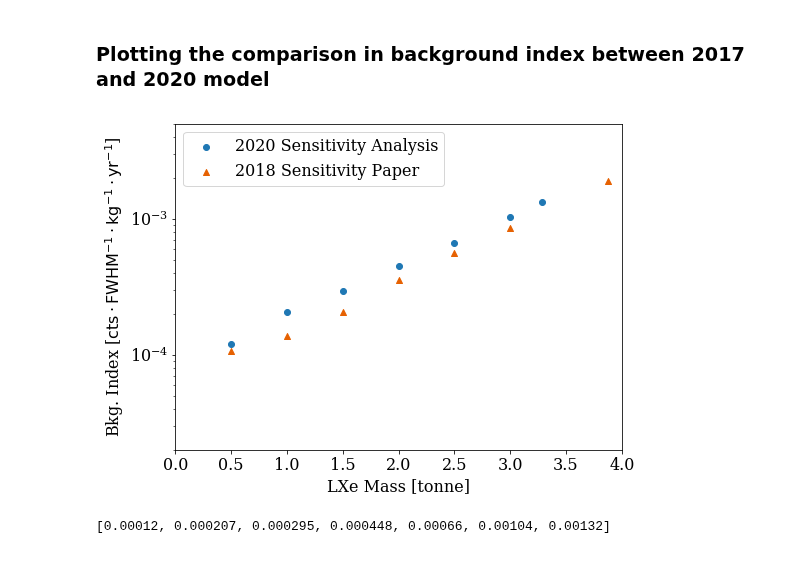
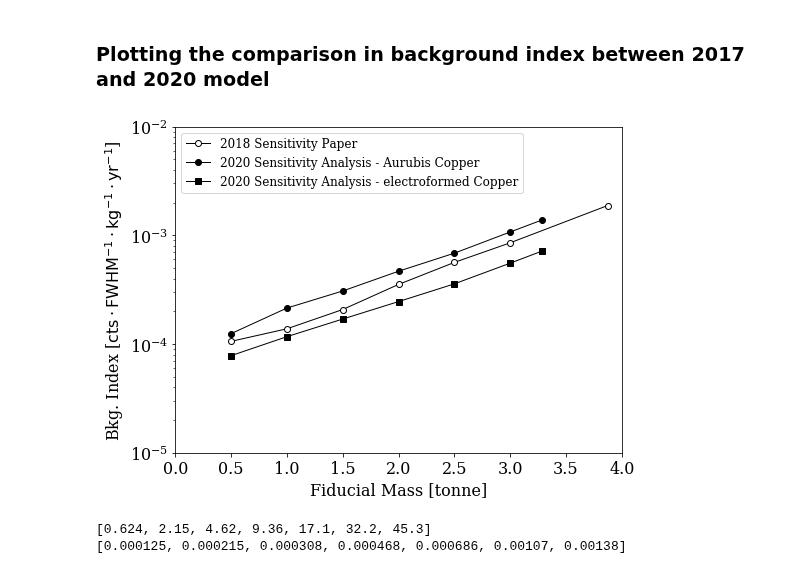
Before and after one commit to YMTheory/sensitivity, a Jupyter notebook: work/SensitivityPaper2020_scripts/CountingExperiment/CountsInROI.ipynb, the cells around one changed output. Cells and saved outputs as stored; diff of their text form; code cells hidden in the pictures.

Commit message:
using most recent PDFs for getting the background index

```diff
--- a/work/SensitivityPaper2020_scripts/CountingExperiment/CountsInROI.ipynb
+++ b/work/SensitivityPaper2020_scripts/CountingExperiment/CountsInROI.ipynb
@@ -43,9 +35,6 @@ Number from the 2017 sensitivity paper, gotten from digitizing Figure 8 from htt
 # %%
-Mass2015 = [0.5,1.0,1.5,2.0,2.5,3.0,3.873]
-Bkg2015 = [0.000105991,0.000138291,0.000207821,0.000353783,0.000563511,0.000853902,0.00188091]
-
-Mass2017 = [1,2,3,3.648]
-Bkg2017 = [0.0003943, 0.0007328, 0.001594, 0.002401]
+Mass2018 = [0.5, 1.0, 1.5, 2.0, 2.5, 3.0, 3.873]
+Bkg2018 = [0.000106, 0.000138291, 0.000208, 0.0003538, 0.000564, 0.000854, 0.00188]
 # %% [markdown]
 ### Creating the workspace and loading data into the likelihood model
 # %%
@@ -188,23 +178,30 @@ The background index in the inner most 3281 kg is 1.32e-03 cts/FWHM/kg/yr
 # %%
 Mass2020 = [x/1000.0 for x in BkgIndex.keys()]
 Bkg2020 = [BkgIndex[x]['cts'] for x in BkgIndex.keys()]
 
+efCu_bkg = [7.83e-05, 0.000117, 0.00017, 0.000246, 0.000358, 0.000555, 0.000714]
+
 plt.figure(figsize=(8,6))
-plt.scatter(Mass2020, Bkg2020, color=colors[0], label='2020 Sensitivity Analysis', marker='o')
-plt.scatter(Mass2015, Bkg2015, color=colors[1], label='2018 Sensitivity Paper', marker='^')
+plt.plot(Mass2018, Bkg2018, color='k', label='2018 Sensitivity Paper', marker='o', ms=6, markerfacecolor='white')
+plt.plot(Mass2020, Bkg2020, color='k', label='2020 Sensitivity Analysis - Aurubis Copper', marker='o', ms=6)
+plt.plot(Mass2020, efCu_bkg, color='k', label='2020 Sensitivity Analysis - electroformed Copper', marker='s', ms=6)
+
 
 plt.yscale('log')
 plt.xlim(0,4)
-plt.ylim(2E-5,5E-3)
+plt.ylim(1E-5,1E-2)
 plt.xticks(fontsize=16)
 plt.yticks(fontsize=16)
-plt.xlabel('LXe Mass [tonne]', fontsize=16)
+plt.xlabel('Fiducial Mass [tonne]', fontsize=16)
 plt.ylabel(r'Bkg. Index [$\mathrm{cts}\cdot \mathrm{FWHM}^{-1}\cdot \mathrm{kg}^{-1} \cdot \mathrm{yr}^{-1}$]', fontsize=16)
-plt.legend(loc='upper left', fontsize=16)
-plt.savefig('bkg_index_comparison.png', dpi=300, bbox_inches='tight')
+plt.legend(loc='upper left', fontsize=12)
+plt.savefig('bkg_index_comparison.png', dpi=600, bbox_inches='tight')
 # %% [output]
-[figure, old version]
+[figure, new version]
-# %%
-print([float("{0:0.2e}".format(i)) for i in Bkg2020])
-# %% [output]
-[0.00012, 0.000207, 0.000295, 0.000448, 0.00066, 0.00104, 0.00132]
+# %%
+XenonMass = [500.0, 1000.0, 1500.0, 2000.0, 2500.0, 3000.0, 3281.0] # in kg
+print([float("{0:0.2e}".format(x*XenonMass[ii]*10)) for ii,x in enumerate(Bkg2020)])
+print([float("{0:0.2e}".format(x)) for ii,x in enumerate(Bkg2020)])
+# %% [output]
+[0.624, 2.15, 4.62, 9.36, 17.1, 32.2, 45.3]
+[0.000125, 0.000215, 0.000308, 0.000468, 0.000686, 0.00107, 0.00138]
```
Also changed, not shown: parts of 8 cells of this notebook.
